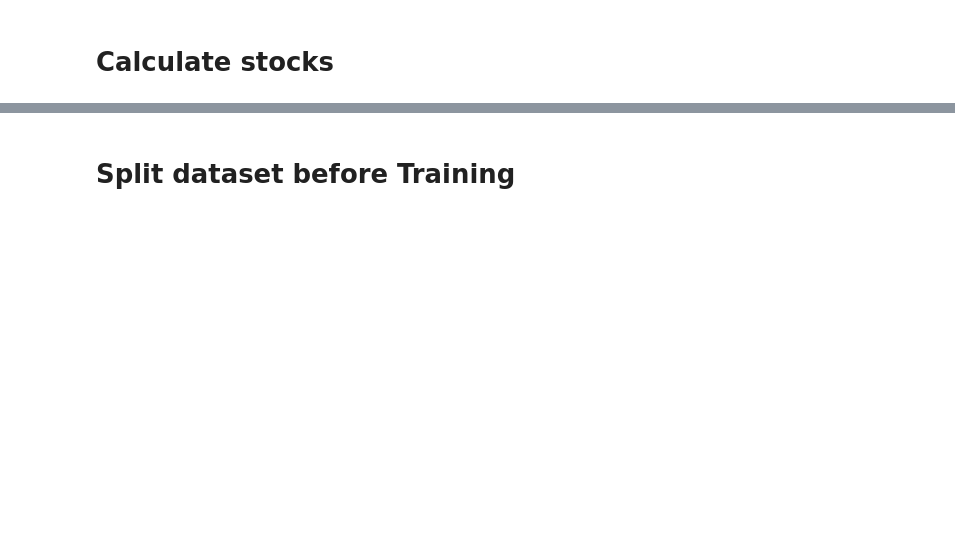
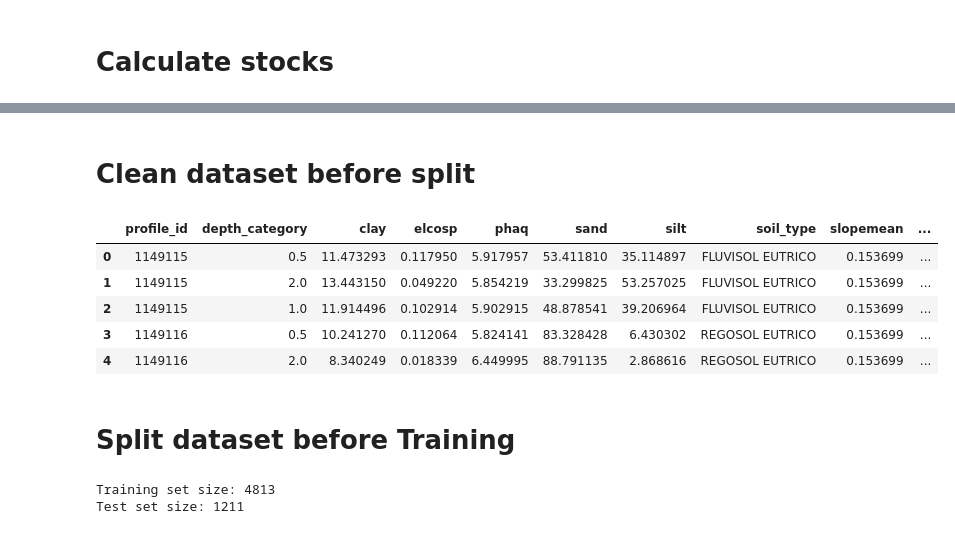
Before and after one commit to tierrafoods-hud/notebooks, a Jupyter notebook: soil-model-training-tha.ipynb, the cells around one changed output, grey strips where cells are left out. Drawn from its saved outputs; the diff is of its cells as text; code cells hidden in the pictures; blank space fills up the shorter version.

```diff
--- a/soil-model-training-tha.ipynb
+++ b/soil-model-training-tha.ipynb
@@ -206,19 +218,63 @@ Target variable: orgc_stock
+# %% [markdown]
+# Clean dataset before split
+# %%
+# drop columns
+df.drop(columns=['date', 'latitude', 'longitude'], inplace=True, errors='ignore')
+
+# set datatypes for columns
+dtypes = {
+    'depth_category': 'float32',
+    'soil_type': 'category',
+    'bedrock': 'category',
+    'zone_number': 'int32',
+    'landcover': 'int32',
+    'cfr': 'float32',
+    'temperature': 'float32',
+    'precipitation': 'float32'
+}
+
+for col, dtype in dtypes.items():
+    if col in df.columns:
+        df[col] = df[col].astype(dtype)
+
+df.head()
+# %% [output]
+|  | profile_id | depth_category | clay | elcosp | phaq | sand | silt | soil_type | slopemean | ... |
+| 0 | 1149115 | 0.5 | 11.473293 | 0.117950 | 5.917957 | 53.411810 | 35.114897 | FLUVISOL EUTRICO | 0.153699 | ... |
+| 1 | 1149115 | 2.0 | 13.443150 | 0.049220 | 5.854219 | 33.299825 | 53.257025 | FLUVISOL EUTRICO | 0.153699 | ... |
+| 2 | 1149115 | 1.0 | 11.914496 | 0.102914 | 5.902915 | 48.878541 | 39.206964 | FLUVISOL EUTRICO | 0.153699 | ... |
+| 3 | 1149116 | 0.5 | 10.241270 | 0.112064 | 5.824141 | 83.328428 | 6.430302 | REGOSOL EUTRICO | 0.153699 | ... |
+| 4 | 1149116 | 2.0 | 8.340249 | 0.018339 | 6.449995 | 88.791135 | 2.868616 | REGOSOL EUTRICO | 0.153699 | ... |
 # %% [markdown]
 # Split dataset before Training
 # %%
-# split the data into train and test sets to avoid data leakage
+# split the data into train and test sets
 from sklearn.model_selection import train_test_split
 
-# split the data into train and test sets
-X = df.drop(columns=[TARGET])
-y = df[TARGET]
-X_train, X_test, y_train, y_test = train_test_split(X, y, test_size=0.2, random_state=42)
+# First split by profile_id to avoid data leakage
+profile_ids = df['profile_id'].unique()
+train_ids, test_ids = train_test_split(profile_ids, test_size=0.2, random_state=42)
 
-# save the train and test sets to csv files
+X = df.drop(columns=[TARGET, 'profile_id'])
+y = df[TARGET].copy()
+
+# Create train and test sets based on profile IDs
+X_train = df[df['profile_id'].isin(train_ids)].drop(columns=[TARGET, 'profile_id'])
+X_test = df[df['profile_id'].isin(test_ids)].drop(columns=[TARGET, 'profile_id'])
+y_train = df[df['profile_id'].isin(train_ids)][TARGET]
+y_test = df[df['profile_id'].isin(test_ids)][TARGET]
+
+print(f"Training set size: {len(X_train)}")
+print(f"Test set size: {len(X_test)}")
+
+# save the train and test sets
 X_train.to_csv(f"{OUTPUT_DIR}/X_train.csv", index=False)
 X_test.to_csv(f"{OUTPUT_DIR}/X_test.csv", index=False)
 y_train.to_csv(f"{OUTPUT_DIR}/y_train.csv", index=False)
 y_test.to_csv(f"{OUTPUT_DIR}/y_test.csv", index=False)
+# %% [output]
+Training set size: 4813
+Test set size: 1211
 # %%
 from sklearn.preprocessing import StandardScaler, OneHotEncoder
 from sklearn.compose import ColumnTransformer
```
Also changed, not shown: parts of 4 cells of this notebook, 3 other files.
